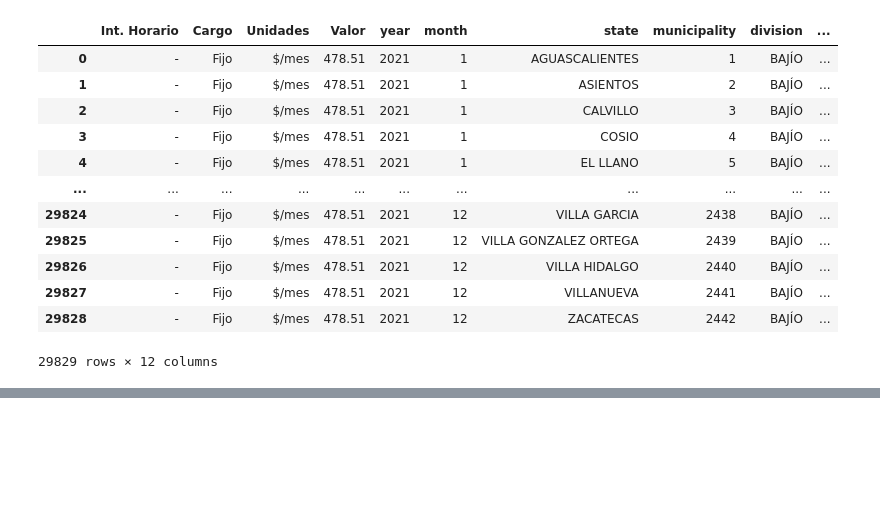
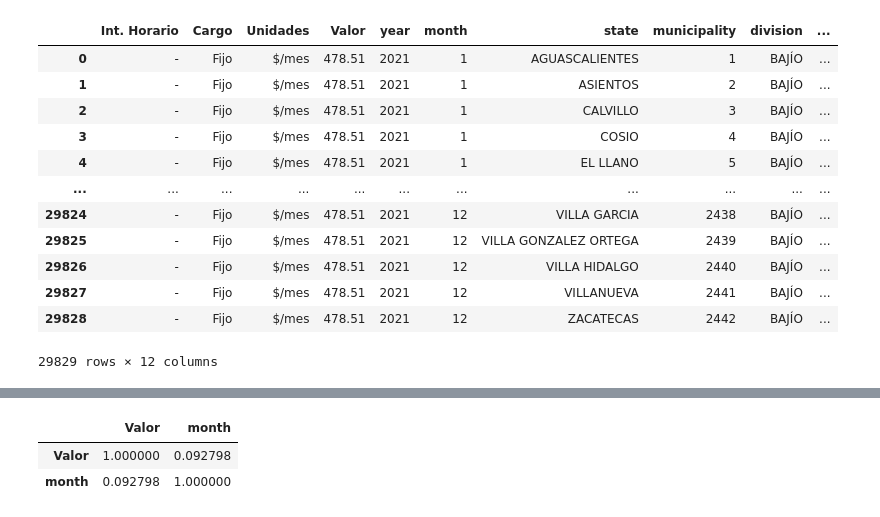
Before and after one commit to Pedri0/CFE_scraping_EDA, a Jupyter notebook: EDA.ipynb, the cells around one changed output, grey strips where cells are left out. Cells and saved outputs as stored; diff of their text form; code cells hidden in the pictures; blank space fills up the shorter version.

```diff
--- a/EDA.ipynb
+++ b/EDA.ipynb
@@ -428,0 +323,6 @@ data[(data.estado=='zacatecas')&(data['Int. Horario']=='Base')].groupby('divisio
+# %%
+croped_data.corr()
+# %% [output]
+|  | Valor | month |
+| Valor | 1.000000 | 0.092798 |
+| month | 0.092798 | 1.000000 |
```
Also changed, not shown: parts of 51 cells of this notebook, 1 other file.
